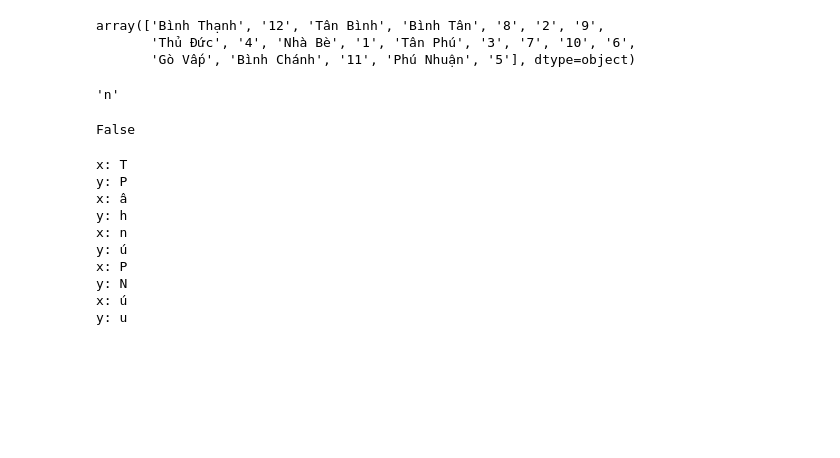
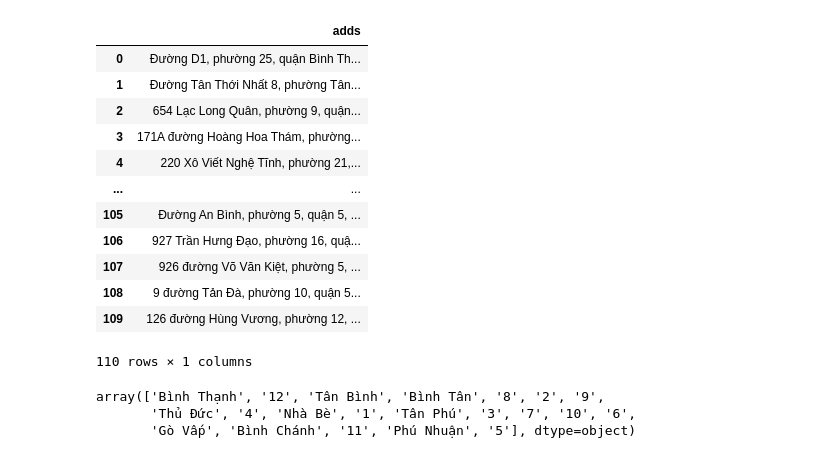
Before and after one commit to thompsondd/SEO_Home, a Jupyter notebook: demo.ipynb, the cells around one changed output. Saved outputs shown, nothing was run; the diff lists cells and outputs as text; code cells hidden in the pictures; blank space fills up the shorter version.

```diff
--- a/demo.ipynb
+++ b/demo.ipynb
@@ -22,0 +23,29 @@ df
+# %%
+huyen = ['Nhà Bè', 'Củ Chi','Hóc Môn', 'Bình Chánh']
+New = []
+for d in df[["Quận (Huyện)","Phường (Xã)","Địa chỉ"]].values:
+    q,p,a = d
+    if q in huyen:
+        q = f"huyện {q}"
+        p = f"xã {p}"
+    else:
+        q = f"quận {q}"
+        p = f"phường {p}"
+    address=", ".join([a,p,q,"Thành phố Hồ Chí Minh"])
+    New.append(address)
+ndf=pd.DataFrame(New,columns=["adds"])
+ndf
+# %% [output]
+|  | adds |
+| 0 | Đường D1, phường 25, quận Bình Th... |
+| 1 | Đường Tân Thới Nhất 8, phường Tân... |
+| 2 | 654 Lạc Long Quân, phường 9, quận... |
+| 3 | 171A đường Hoàng Hoa Thám, phường... |
+| 4 | 220 Xô Viết Nghệ Tĩnh, phường 21,... |
+| ... | ... |
+| 105 | Đường An Bình, phường 5, quận 5, ... |
+| 106 | 927 Trần Hưng Đạo, phường 16, quậ... |
+| 107 | 926 đường Võ Văn Kiệt, phường 5, ... |
+| 108 | 9 đường Tản Đà, phường 10, quận 5... |
+| 109 | 126 đường Hùng Vương, phường 12, ... |
+110 rows × 1 columns
@@ -34,24 +61 @@ y=q[19]
-# %%
-y[-1]
-# %% [output]
-'n'
-# %%
-x==y
-# %% [output]
-False
-# %%
-for i in range(len(x)):
-    if (x[i]==y[i])==False:
-        print(f"x: {x[i]}\ny: {y[i]}")
-# %% [output]
-x: T
-y: P
-x: â
-y: h
-x: n
-y: ú
-x: P
-y: N
-x: ú
-y: u
 # %%
```
Also changed, not shown: parts of 11 cells of this notebook.
